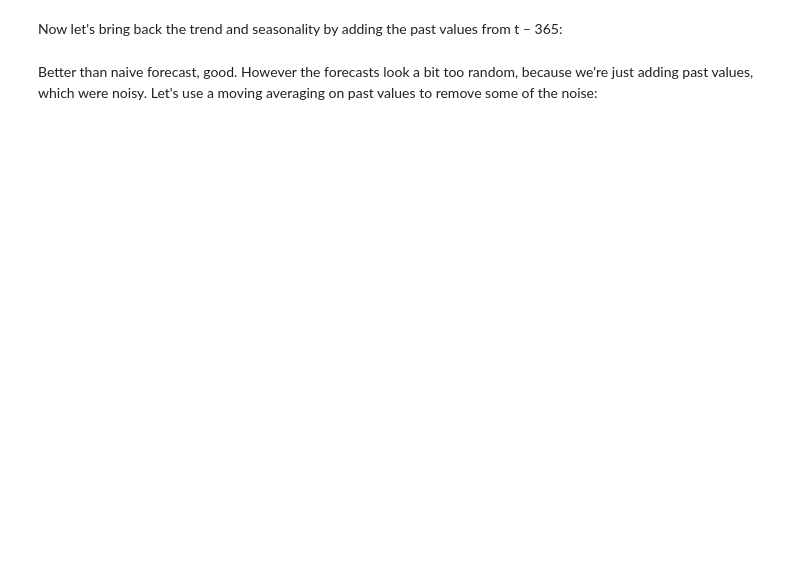
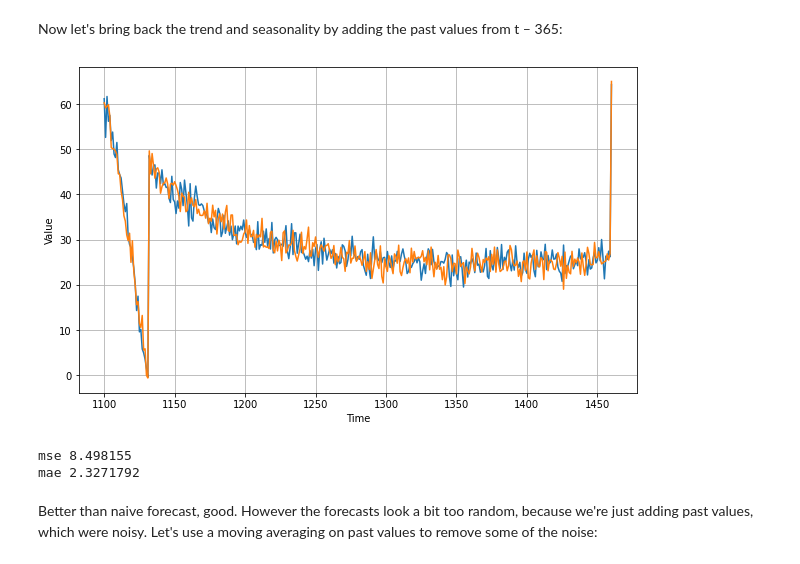
Before and after one commit to mterion/tensorflow-1-public, a Jupyter notebook: C4/W1/assignment/C4_W1_Assignment.ipynb, the cells around one changed output. Saved outputs shown, nothing was run; the diff lists cells and outputs as text; code cells hidden in the pictures; blank space fills up the shorter version.

```diff
--- a/C4/W1/assignment/C4_W1_Assignment.ipynb
+++ b/C4/W1/assignment/C4_W1_Assignment.ipynb
@@ -185,10 +189,12 @@ plt.show()
 # %% [markdown]
 Now let's bring back the trend and seasonality by adding the past values from t – 365:
 # %%
-diff_moving_avg_plus_past = # YOUR CODE HERE
-
+from numpy.lib.function_base import diff
+diff_moving_avg_plus_past = series[split_time - 365: - 365] + diff_moving_avg
 plt.figure(figsize=(10, 6))
-plot_series(time_valid, # YOUR CODE HERE)
-plot_series(time_valid, # YOUR CODE HERE)
+plot_series(time_valid, x_valid)
+plot_series(time_valid, diff_moving_avg_plus_past)
 plt.show()
 # Expected output: Chart from 1100->1450+ on X. Same chart as earlier for time series, but projection overlaid looks close in value to it
+# %% [output]
+[figure, added]
@@ -201,3 +201,12 @@ print(# YOUR CODE HERE)
+# %%
+print("mse", keras.metrics.mean_squared_error(x_valid, diff_moving_avg_plus_past).numpy())
+print("mae", keras.metrics.mean_absolute_error(x_valid, diff_moving_avg_plus_past).numpy())
+# EXPECTED OUTPUT
+# 8.498155
+# 2.327179
+# %% [output]
+mse 8.498155
+mae 2.3271792
 # %% [markdown]
 Better than naive forecast, good. However the forecasts look a bit too random, because we're just adding past values, which were noisy. Let's use a moving averaging on past values to remove some of the noise:
 # %%
```
Also changed, not shown: parts of 6 cells of this notebook.
